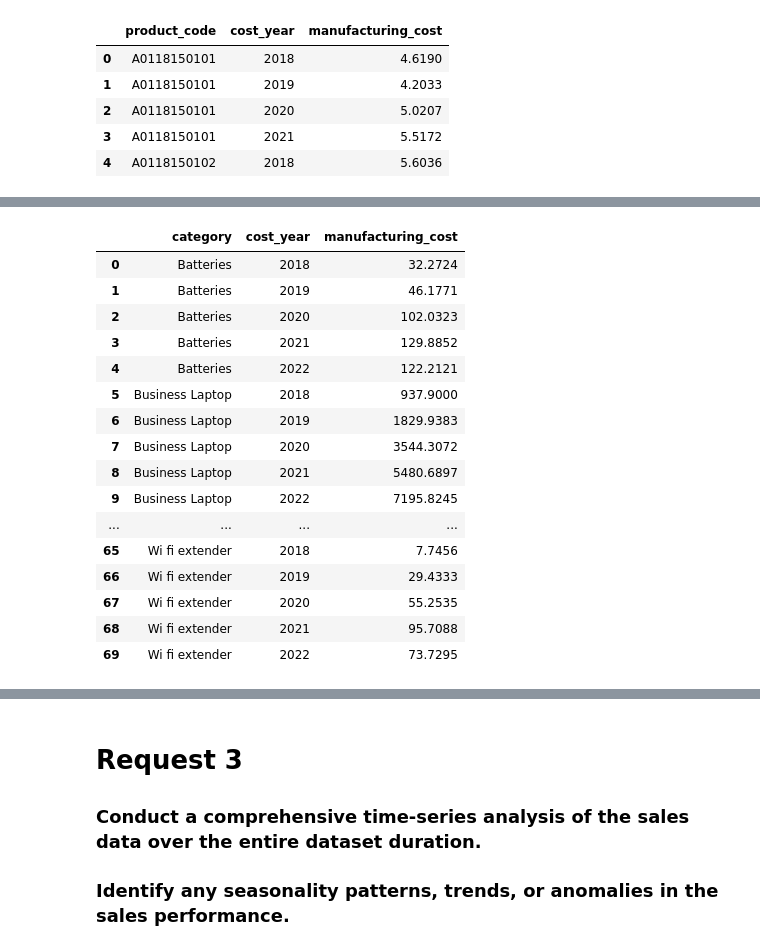
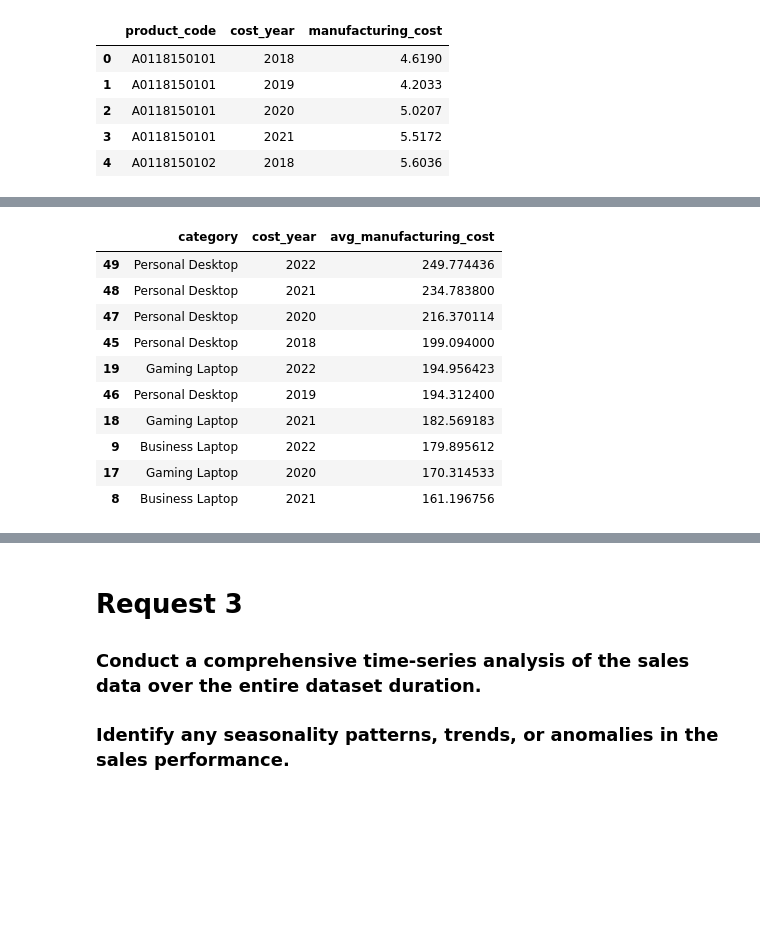
Before and after one commit to occampos/Supply-Chain-Analysis, a Jupyter notebook: analysis/sc_analysis.ipynb, the cells around one changed output, grey strips where cells are left out. Cells and saved outputs as stored; diff of their text form; code cells hidden in the pictures; blank space fills up the shorter version.

```diff
--- a/analysis/sc_analysis.ipynb
+++ b/analysis/sc_analysis.ipynb
@@ -438,23 +437,17 @@ merge.head(5)
 | 3 | A0118150101 | 2021 | 5.5172 | AQ Dracula HDD – 3.5 Inch SATA 6 ... | P & A | Peripherals | Internal HDD | Standard |
 | 4 | A0118150102 | 2018 | 5.6036 | AQ Dracula HDD – 3.5 Inch SATA 6 ... | P & A | Peripherals | Internal HDD | Plus |
 # %%
-# Manufacturing costs by product category and cost year
-merge.groupby(['category','cost_year'])['manufacturing_cost'].sum().reset_index()
+# Top 10 average manufacturing costs by product category and cost year
+merge.groupby(['category','cost_year'])['manufacturing_cost'].mean().reset_index().rename(columns={'manufacturing_cost': 'avg_manufacturing_cost'}).sort_values('avg_manufacturing_cost', ascending=False).head(10)
 # %% [output]
-|  | category | cost_year | manufacturing_cost |
-| 0 | Batteries | 2018 | 32.2724 |
-| 1 | Batteries | 2019 | 46.1771 |
-| 2 | Batteries | 2020 | 102.0323 |
-| 3 | Batteries | 2021 | 129.8852 |
-| 4 | Batteries | 2022 | 122.2121 |
-| 5 | Business Laptop | 2018 | 937.9000 |
-| 6 | Business Laptop | 2019 | 1829.9383 |
-| 7 | Business Laptop | 2020 | 3544.3072 |
-| 8 | Business Laptop | 2021 | 5480.6897 |
-| 9 | Business Laptop | 2022 | 7195.8245 |
-| ... | ... | ... | ... |
-| 65 | Wi fi extender | 2018 | 7.7456 |
-| 66 | Wi fi extender | 2019 | 29.4333 |
-| 67 | Wi fi extender | 2020 | 55.2535 |
-| 68 | Wi fi extender | 2021 | 95.7088 |
-| 69 | Wi fi extender | 2022 | 73.7295 |
+|  | category | cost_year | avg_manufacturing_cost |
+| 49 | Personal Desktop | 2022 | 249.774436 |
+| 48 | Personal Desktop | 2021 | 234.783800 |
+| 47 | Personal Desktop | 2020 | 216.370114 |
+| 45 | Personal Desktop | 2018 | 199.094000 |
+| 19 | Gaming Laptop | 2022 | 194.956423 |
+| 46 | Personal Desktop | 2019 | 194.312400 |
+| 18 | Gaming Laptop | 2021 | 182.569183 |
+| 9 | Business Laptop | 2022 | 179.895612 |
+| 17 | Gaming Laptop | 2020 | 170.314533 |
+| 8 | Business Laptop | 2021 | 161.196756 |
```
Also changed, not shown: parts of 40 cells of this notebook, 1 other file.
